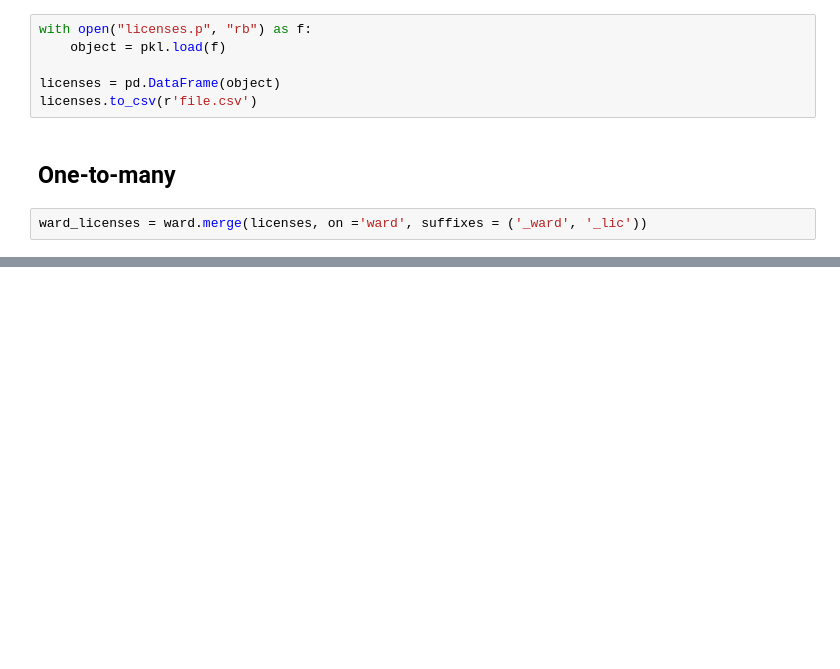
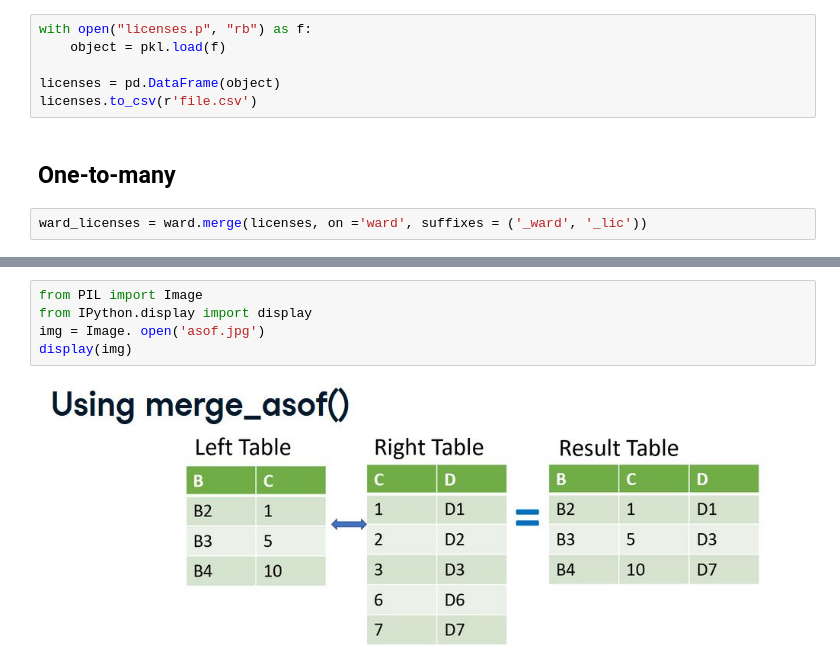
Before and after one commit to magannamazur/Codewars, a Jupyter notebook: DataCamp/d_pandas.ipynb, the cells around one changed output, grey strips where cells are left out. Drawn from its saved outputs; the diff is of its cells as text; blank space fills up the shorter version.

```diff
--- a/DataCamp/d_pandas.ipynb
+++ b/DataCamp/d_pandas.ipynb
@@ -1403,0 +1539,7 @@ tab5
+# %%
+from PIL import Image
+from IPython.display import display
+img = Image. open('asof.jpg')
+display(img)
+# %% [output]
+[figure, added]
```
Also changed, not shown: parts of 139 cells of this notebook.
